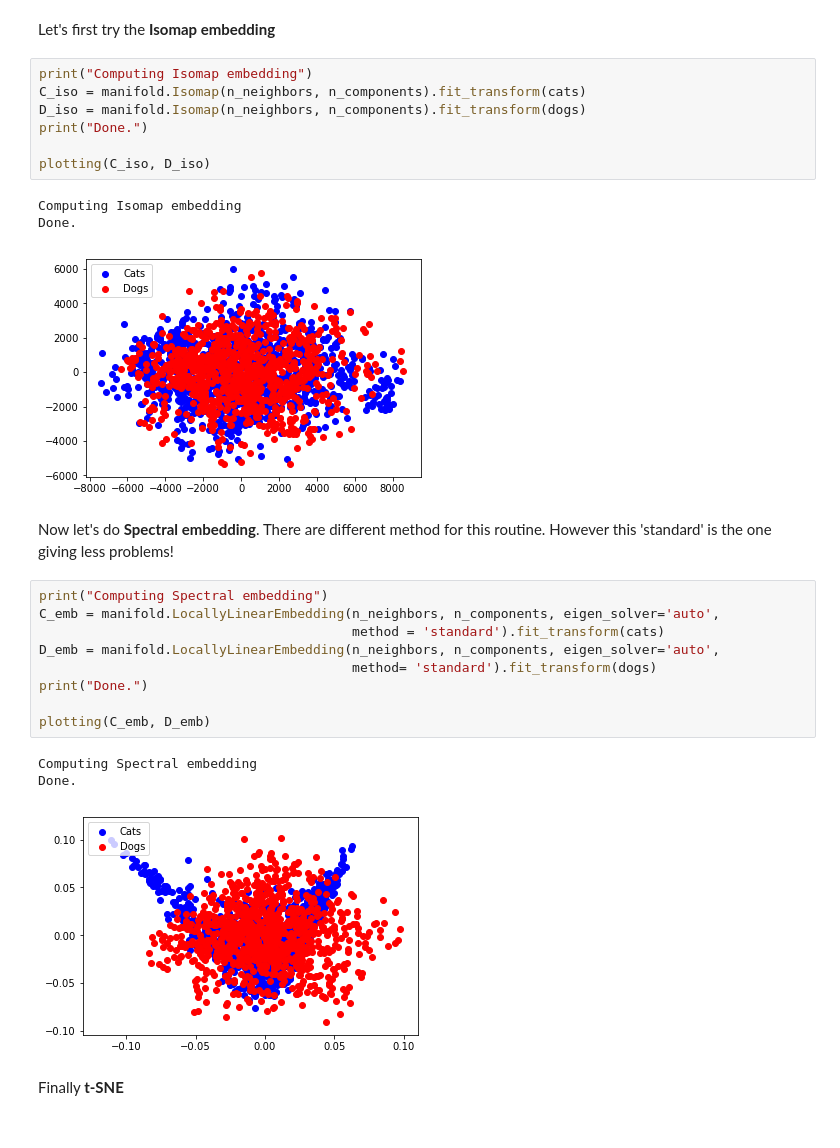
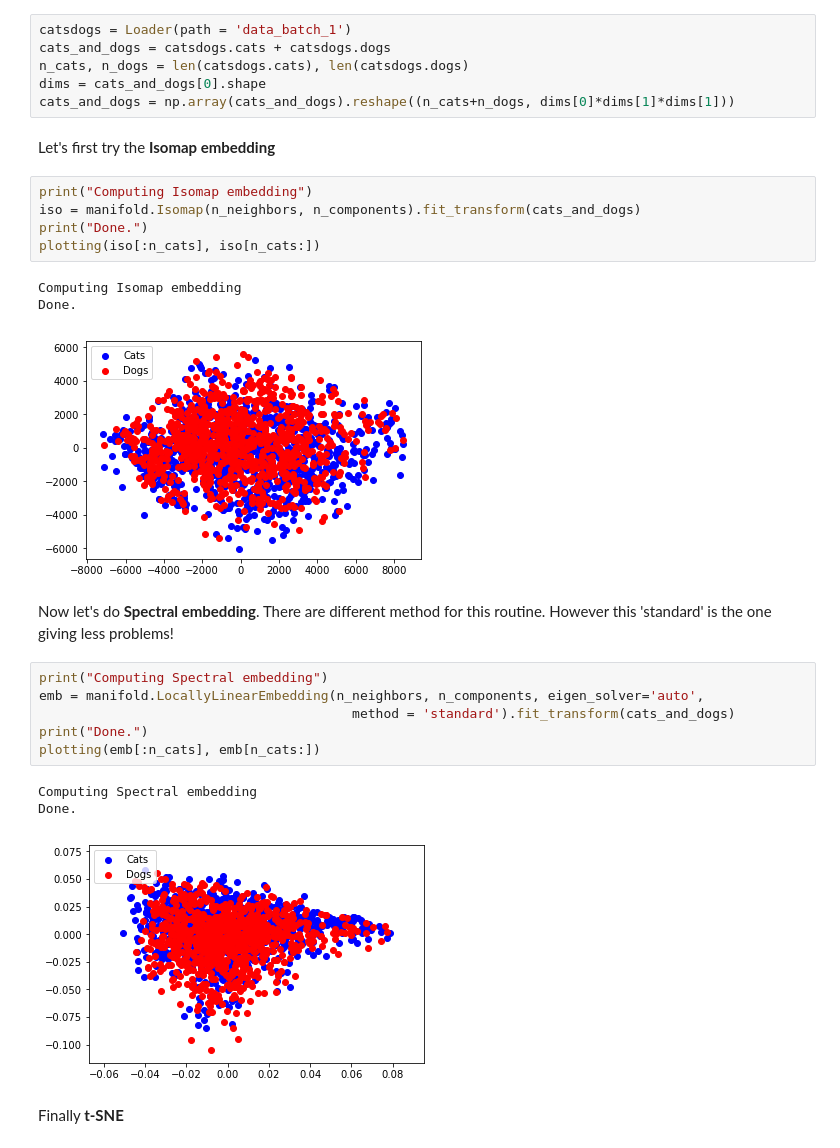
Before and after one commit to peterwittek/qml-rg, a Jupyter notebook: Meeting 10/CIFAR with sklearn.ipynb, the cells around one changed output. Drawn from its saved outputs; the diff is of its cells as text.

Commit message:
Simplifed and corrected embedding notebook

```diff
--- a/Meeting 10/CIFAR with sklearn.ipynb
+++ b/Meeting 10/CIFAR with sklearn.ipynb
@@ -85,31 +32,32 @@ dogs = np.asarray(catsdogs.dogs)
+# %%
+catsdogs = Loader(path = 'data_batch_1')
+cats_and_dogs = catsdogs.cats + catsdogs.dogs
+n_cats, n_dogs = len(catsdogs.cats), len(catsdogs.dogs)
+dims = cats_and_dogs[0].shape
+cats_and_dogs = np.array(cats_and_dogs).reshape((n_cats+n_dogs, dims[0]*dims[1]*dims[1]))
 # %% [markdown]
 Let's first try the  **Isomap embedding**
 # %%
 print("Computing Isomap embedding")
-C_iso = manifold.Isomap(n_neighbors, n_components).fit_transform(cats)
-D_iso = manifold.Isomap(n_neighbors, n_components).fit_transform(dogs)
+iso = manifold.Isomap(n_neighbors, n_components).fit_transform(cats_and_dogs)
 print("Done.")
-
-plotting(C_iso, D_iso)
+plotting(iso[:n_cats], iso[n_cats:])
 # %% [output]
 Computing Isomap embedding
 Done.
-[figure, old version]
+[figure, new version]
 # %% [markdown]
 Now let's do **Spectral embedding**. There are different method for this routine. However this 'standard' is the one giving less problems!
 # %%
 print("Computing Spectral embedding")
-C_emb = manifold.LocallyLinearEmbedding(n_neighbors, n_components, eigen_solver='auto',
-                                        method = 'standard').fit_transform(cats)
-D_emb = manifold.LocallyLinearEmbedding(n_neighbors, n_components, eigen_solver='auto',
-                                        method= 'standard').fit_transform(dogs)
+emb = manifold.LocallyLinearEmbedding(n_neighbors, n_components, eigen_solver='auto',
+                                        method = 'standard').fit_transform(cats_and_dogs)
 print("Done.")
-
-plotting(C_emb, D_emb)
+plotting(emb[:n_cats], emb[n_cats:])
 # %% [output]
 Computing Spectral embedding
 Done.
-[figure, old version]
+[figure, new version]
 # %% [markdown]
 Finally **t-SNE**
 # %%
```
Also changed, not shown: parts of 6 cells of this notebook, 1 other file.
